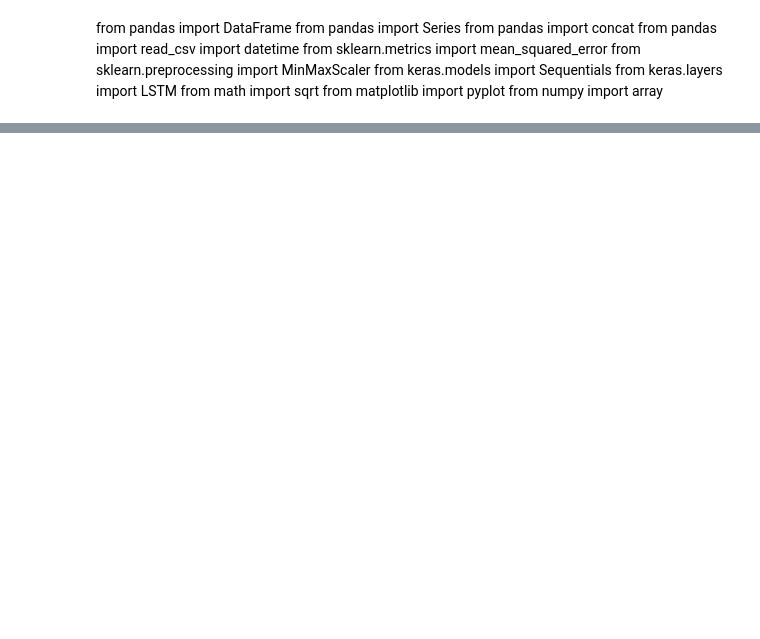
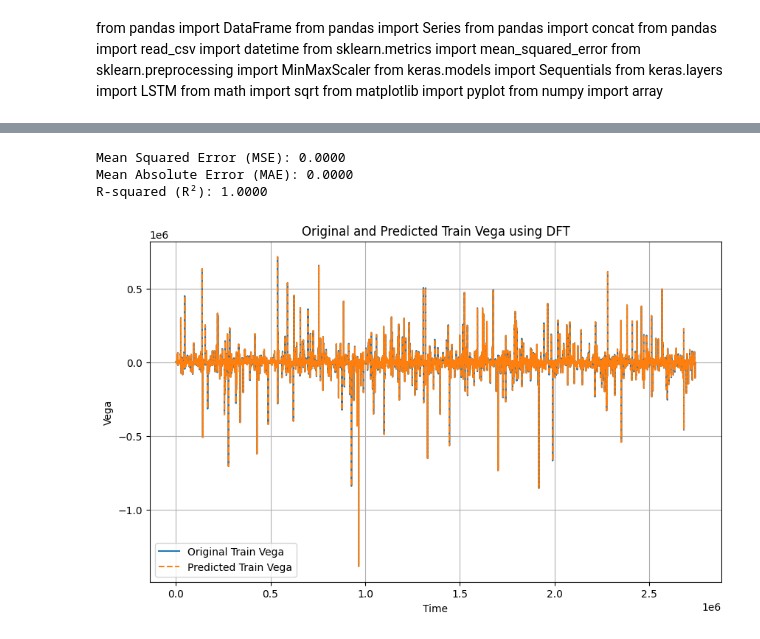
Before and after one commit to Owenliu50377/UBS-Contest, a Jupyter notebook: codes/fourier_analysis.ipynb, the cells around one changed output, grey strips where cells are left out. Drawn from its saved outputs; the diff is of its cells as text; code cells hidden in the pictures; blank space fills up the shorter version.

```diff
--- a/codes/fourier_analysis.ipynb
+++ b/codes/fourier_analysis.ipynb
@@ -278,0 +207,3 @@ plt.show()
+# %%
+# Apply Inverse Fourier Transform and take the real part
+predicted_train_vega = np.fft.ifft(significant_fft_values).real
@@ -278,0 +220,22 @@ plt.show()
+# %%
+# Print accuracy metrics
+print(f"Mean Squared Error (MSE): {mse:.4f}")
+print(f"Mean Absolute Error (MAE): {mae:.4f}")
+print(f"R-squared (R²): {r2:.4f}")
+# %% [output]
+Mean Squared Error (MSE): 0.0000
+Mean Absolute Error (MAE): 0.0000
+R-squared (R²): 1.0000
+# %%
+# Plot the original and predicted values for the training set
+plt.figure(figsize=(10, 6))
+plt.plot(train_vega, label='Original Train Vega')
+plt.plot(predicted_train_vega, label='Predicted Train Vega', linestyle='--')
+plt.title('Original and Predicted Train Vega using DFT')
+plt.xlabel('Time')
+plt.ylabel('Vega')
+plt.legend()
+plt.grid()
+plt.show()
+# %% [output]
+[figure, added]
```
Also changed, not shown: parts of 30 cells of this notebook.
